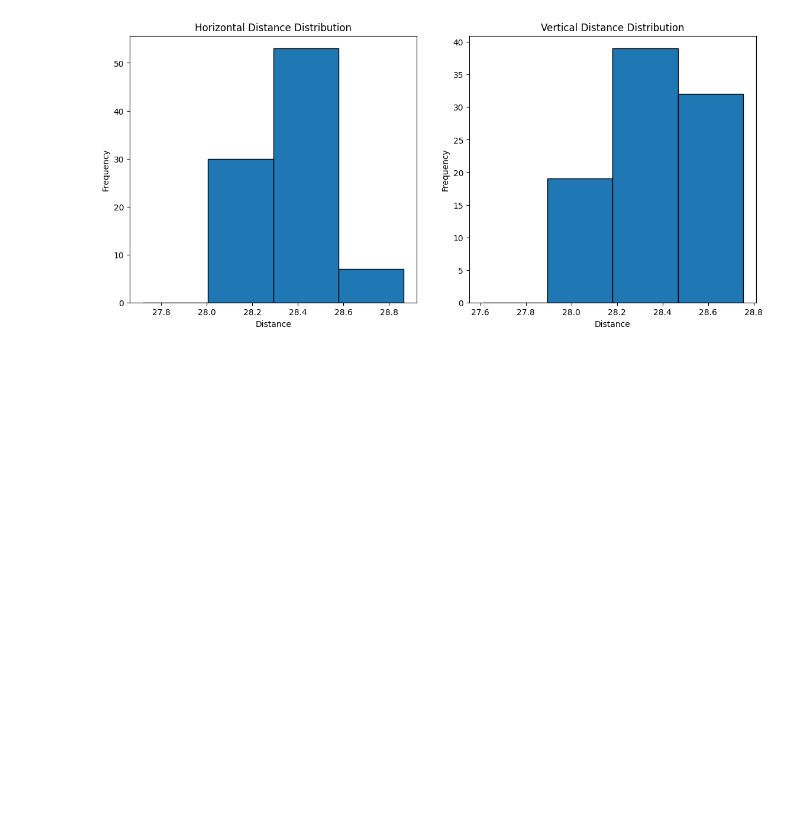
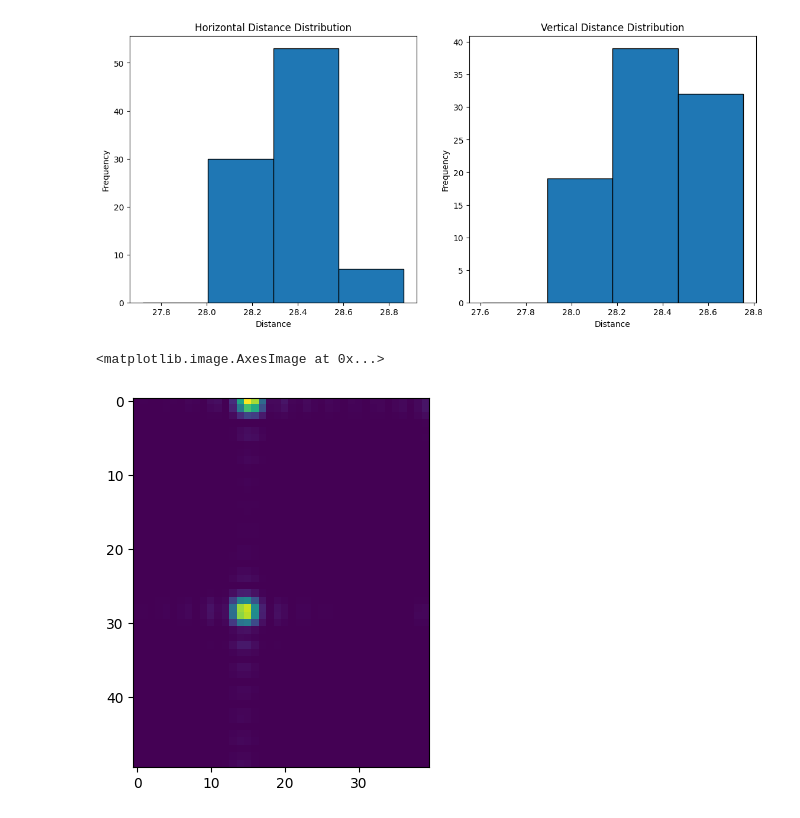
Before and after one commit to nsong03/Ultracold-Research, a Jupyter notebook: GWS_Summer2024/tweezerevaluation_simulation.ipynb, the cells around one changed output. Drawn from its saved outputs; the diff is of its cells as text; code cells hidden in the pictures; blank space fills up the shorter version.

```diff
--- a/GWS_Summer2024/tweezerevaluation_simulation.ipynb
+++ b/GWS_Summer2024/tweezerevaluation_simulation.ipynb
@@ -73,3 +71,8 @@ plots = plot_distance_distribution(tweeezers_hordist, tweezers_vertdist, 1)
 scaledregions = map_regions_to_3x3(tweezerregions, 4)
 mappedblobs_int = map_cameratotargetint_delta(tweezerpower, optimizedout_tweezer.get_uniformtarget(), gridsize)
 mappedblobs_region = map_cameratotargetin_3by3regions(scaledregions, optimizedout_tweezer.get_uniformtarget(), gridsize)
+# %%
+plt.imshow(refinedcamimage_tweezer[50:100,30:70])
+# %% [output]
+<matplotlib.image.AxesImage at 0x...>
+[figure, added]
```
Also changed, not shown: parts of 1 cell of this notebook, 3 other files.
